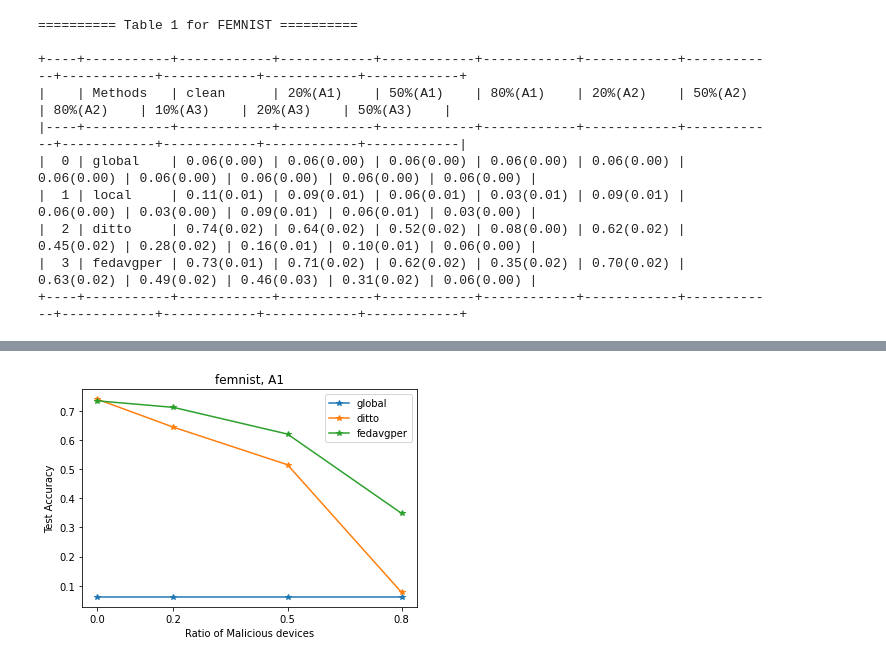
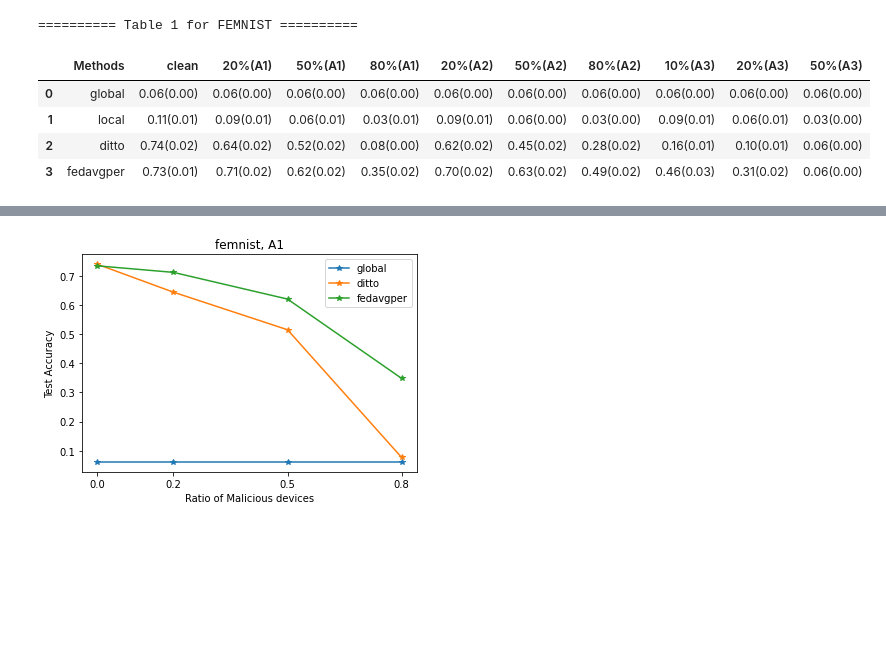
Before and after one commit to khan-shahnawaz/FederatedLearning, a Jupyter notebook: observations.ipynb, the cells around one changed output, grey strips where cells are left out. Saved outputs shown, nothing was run; the diff lists cells and outputs as text; code cells hidden in the pictures; blank space fills up the shorter version.

```diff
--- a/observations.ipynb
+++ b/observations.ipynb
@@ -16,44 +15,39 @@ def get_results(filename):
 
 '''1+2). Table 1 for FEMNIST'''''
 table_data = [
     ['Methods', 'clean', '20%(A1)', '50%(A1)', '80%(A1)', '20%(A2)', '50%(A2)', '80%(A2)', '10%(A3)', '20%(A3)', '50%(A3)']
 ]
 
 methods = ['global', 'local', 'ditto', 'fedavgper']
 for method in methods:
     row = [method]
     if method=='fedavgper':
         dir_name = 'Ques2'
     else:
         dir_name = 'Ques1'
     filename = dir_name + '/results/' + method + '_femnist_1_0.txt'
     accuracy, variance = get_results(filename)
     row.append('{:.2f}({:.2f})'.format(accuracy, variance))
     for adversary in range(1, 4):
         for percent in [0.2, 0.5, 0.8]:
 
             filename = dir_name+'/results/' + method + '_femnist_' + str(adversary) + '_' + str(percent) + '.txt'
             accuracy, variance = get_results(filename)
             row.append('{:.2f}({:.2f})'.format(accuracy, variance))
     table_data.append(row)
 
 table_name = 'Table 1 for FEMNIST'
 pd_dataframe = pd.DataFrame(table_data[1:], columns=table_data[0])
-table_output = tabulate(pd_dataframe, headers='keys', tablefmt='psql')
 
 print(f"{'=' * 10} {table_name} {'=' * 10}\n")
-print(table_output)
+pd_dataframe
 # %% [output]
 ========== Table 1 for FEMNIST ==========
-
-+----+-----------+------------+------------+------------+------------+------------+------------+------------+------------+------------+------------+
-|    | Methods   | clean      | 20%(A1)    | 50%(A1)    | 80%(A1)    | 20%(A2)    | 50%(A2)    | 80%(A2)    | 10%(A3)    | 20%(A3)    | 50%(A3)    |
-|----+-----------+------------+------------+------------+------------+------------+------------+------------+------------+------------+------------|
-|  0 | global    | 0.06(0.00) | 0.06(0.00) | 0.06(0.00) | 0.06(0.00) | 0.06(0.00) | 0.06(0.00) | 0.06(0.00) | 0.06(0.00) | 0.06(0.00) | 0.06(0.00) |
-|  1 | local     | 0.11(0.01) | 0.09(0.01) | 0.06(0.01) | 0.03(0.01) | 0.09(0.01) | 0.06(0.00) | 0.03(0.00) | 0.09(0.01) | 0.06(0.01) | 0.03(0.00) |
-|  2 | ditto     | 0.74(0.02) | 0.64(0.02) | 0.52(0.02) | 0.08(0.00) | 0.62(0.02) | 0.45(0.02) | 0.28(0.02) | 0.16(0.01) | 0.10(0.01) | 0.06(0.00) |
-|  3 | fedavgper | 0.73(0.01) | 0.71(0.02) | 0.62(0.02) | 0.35(0.02) | 0.70(0.02) | 0.63(0.02) | 0.49(0.02) | 0.46(0.03) | 0.31(0.02) | 0.06(0.00) |
-+----+-----------+------------+------------+------------+------------+------------+------------+------------+------------+------------+------------+
+|  | Methods | clean | 20%(A1) | 50%(A1) | 80%(A1) | 20%(A2) | 50%(A2) | 80%(A2) | 10%(A3) | 20%(A3) | 50%(A3) |
+| 0 | global | 0.06(0.00) | 0.06(0.00) | 0.06(0.00) | 0.06(0.00) | 0.06(0.00) | 0.06(0.00) | 0.06(0.00) | 0.06(0.00) | 0.06(0.00) | 0.06(0.00) |
+| 1 | local | 0.11(0.01) | 0.09(0.01) | 0.06(0.01) | 0.03(0.01) | 0.09(0.01) | 0.06(0.00) | 0.03(0.00) | 0.09(0.01) | 0.06(0.01) | 0.03(0.00) |
+| 2 | ditto | 0.74(0.02) | 0.64(0.02) | 0.52(0.02) | 0.08(0.00) | 0.62(0.02) | 0.45(0.02) | 0.28(0.02) | 0.16(0.01) | 0.10(0.01) | 0.06(0.00) |
+| 3 | fedavgper | 0.73(0.01) | 0.71(0.02) | 0.62(0.02) | 0.35(0.02) | 0.70(0.02) | 0.63(0.02) | 0.49(0.02) | 0.46(0.03) | 0.31(0.02) | 0.06(0.00) |
 # %%
 ''' 1+2). Table 1 for fmnist dataset'''
 table_data = [
```
Also changed, not shown: parts of 12 cells of this notebook, 28 other files.
